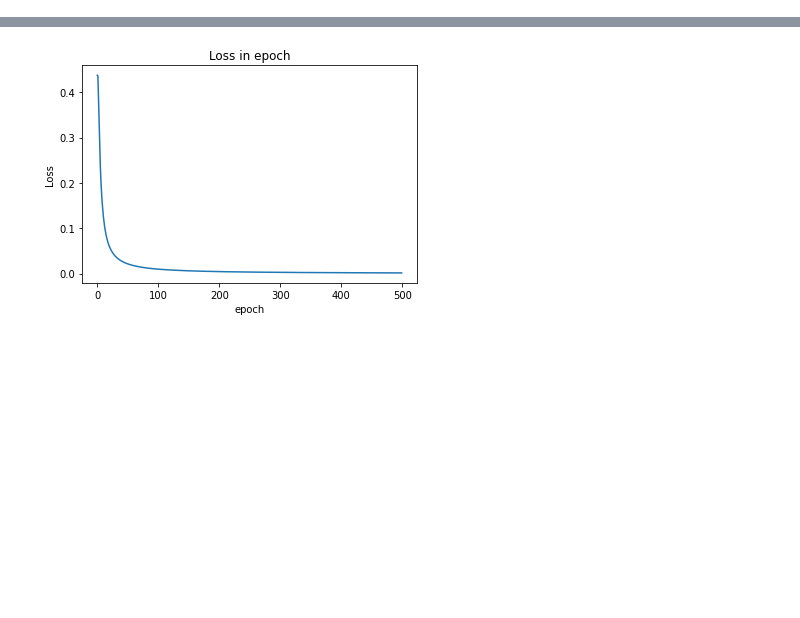
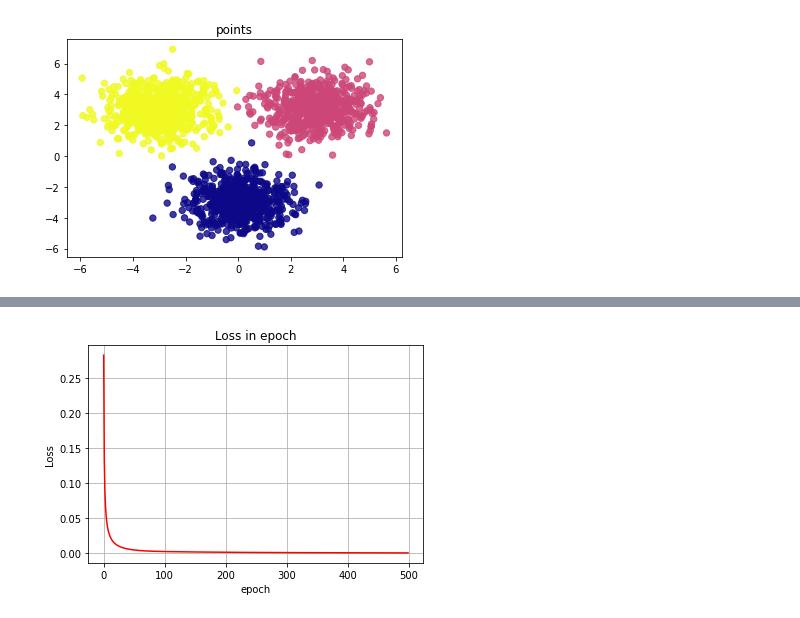
Before and after one commit to stefanoridolfi/Coding_ML, a Jupyter notebook: MLP_1_hidden_3_output_test.ipynb, the cells around one changed output, grey strips where cells are left out. Cells and saved outputs as stored; diff of their text form; code cells hidden in the pictures; blank space fills up the shorter version.

```diff
--- a/MLP_1_hidden_3_output_test.ipynb
+++ b/MLP_1_hidden_3_output_test.ipynb
@@ -6,21 +6,26 @@ import matplotlib.pyplot as plt
 
 np.random.seed(42)
 
-l=700
+l=600
 cat_images = np.random.randn(l, 2) + np.array([0, -3])
 mouse_images = np.random.randn(l, 2) + np.array([3, 3])
 dog_images = np.random.randn(l, 2) + np.array([-3, 3])
 feature_set = np.vstack([cat_images, mouse_images, dog_images])
 labels = np.array([0]*l + [1]*l + [2]*l)
+
+
 one_hot_labels = np.zeros((l*3, 3))
 for i in range(l*3):
     one_hot_labels[i, labels[i]] = 1
-'''
-plt.scatter(feature_set[:,0], feature_set[:,1], c=labels,cmap='plasma', s=40, alpha=0.8)
+dataset=np.concatenate((feature_set,one_hot_labels),axis=1)
+
+
+
+plt.scatter(dataset[:,0], dataset[:,1], c=labels,cmap='plasma', s=40, alpha=0.8)
 plt.title("points")
 plt.show()
-#print(feature_set.shape)
-'''
+np.random.shuffle(dataset)
+
 #----------------------------------#
 def sigmoid(x):
     return 1/(1+np.exp(-x))
@@ -33,8 +38,8 @@ def softmax(A):
     return expA / expA.sum()
 
 
-instances = feature_set.shape[0]
-attributes = feature_set.shape[1]
+instances = dataset.shape[0]
+attributes = 2
 hidden_nodes = 4
 output_labels = 3
 
@@ -48,7 +53,7 @@ bh = np.random.randn(1,hidden_nodes)
 #bo=[1,1]
 wo = np.random.rand(hidden_nodes,output_labels)
 bo = np.random.randn(1,output_labels)
-lr = 0.001
+lr = 0.01
 
 error_cost = []
 epoch_list=[]
@@ -58,8 +63,11 @@ for epoch in range(500):
 ############# feedforward
 
   for i in range(instances):
-    Y=one_hot_labels[i,:]
-    X=feature_set[i,:]
+    #Y=one_hot_labels[i,:]
+    Y=dataset[i,2:5]
+    Y=np.array(Y)
+    Y=Y.reshape(1,3)
+    X=dataset[i,0:2]
     X=np.array(X)
     X=X.reshape(1,attributes)
 
@@ -77,7 +85,7 @@ for epoch in range(500):
 ########## Back Propagation
 
 ########## Phase 1
-    dcost_dzo = ao - one_hot_labels[i,:]
+    dcost_dzo = ao - Y
     dzo_dwo = ah
 
     dcost_wo = np.dot(dzo_dwo.T, dcost_dzo)
@@ -89,32 +97,34 @@ for epoch in range(500):
     dzo_dah = wo
     dcost_dah = np.dot(dcost_dzo , dzo_dah.T)
     dah_dzh = sigmoid_der(zh)
 
     dzh_dwh = X
 
     dcost_wh = np.dot(dzh_dwh.T, dah_dzh * dcost_dah)
 
     dcost_bh = dcost_dah * dah_dzh
 
     # Update Weights ================
 
     wh -= lr * dcost_wh
     bh -= lr * dcost_bh
 
     wo -= lr * dcost_wo
     bo -= lr * dcost_bo
 
     loss =(-Y* np.log(ao)).sum()
 
 
   #print("fine epoch", epoch, '    Loss function value: ', loss)
   error_cost.append(loss)
-  if epoch % 10 == 0:
+  if epoch % 20 == 0:
     print("Epoch=",epoch, '   Loss function value: ', loss)
 
 fig, ax = plt.subplots()
-ax.plot(epoch_list, error_cost)
+ax.plot(epoch_list, error_cost, c='red')
 ax.set(xlabel='epoch', ylabel='Loss',
        title='Loss in epoch')
+plt.grid(True)
 plt.show()
 # %% [output]
+[figure, new version]
@@ -138 +148 @@ Epoch= 490    Loss function value:  0.0013667593778459697
-[figure, old version]
+[figure, added]
```
Also changed, not shown: parts of 1 cell of this notebook.
